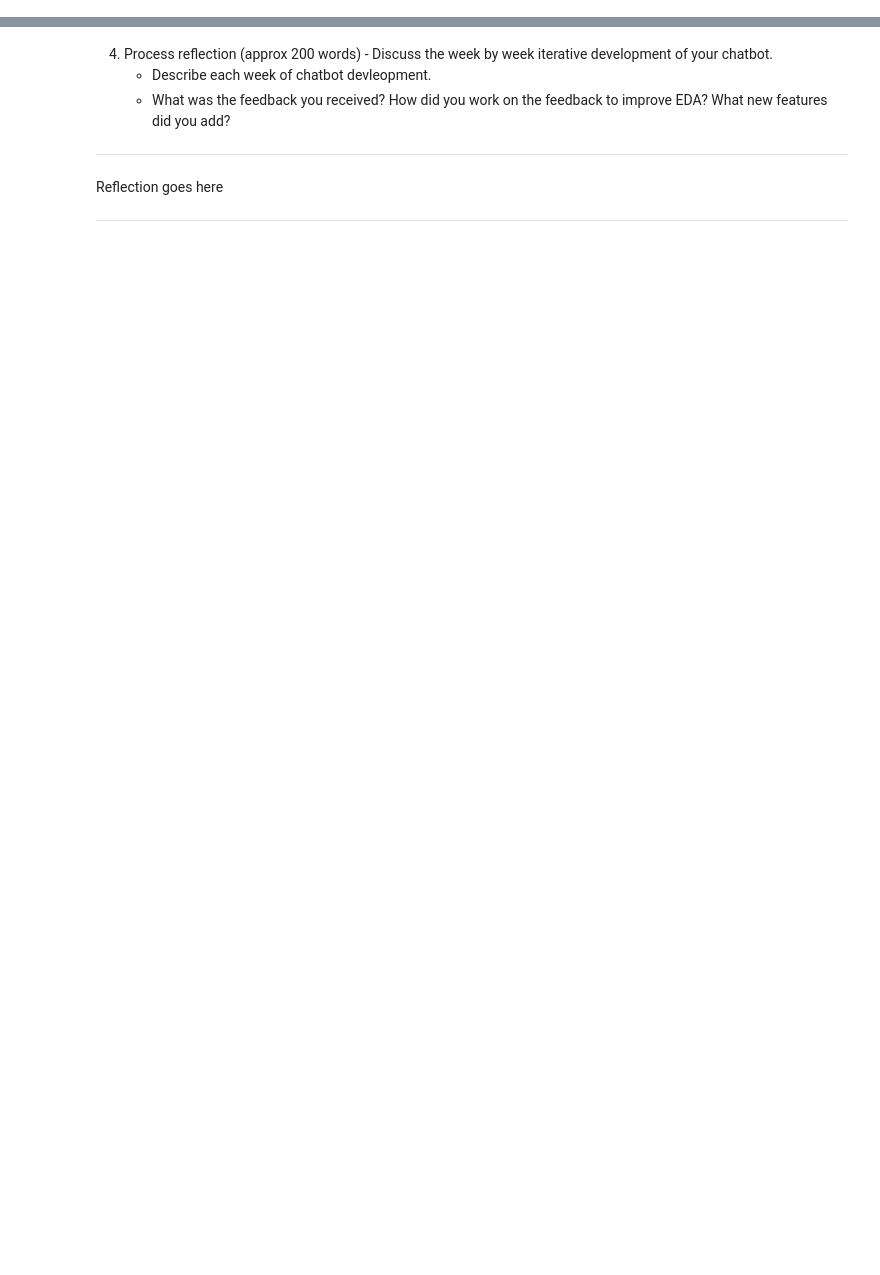
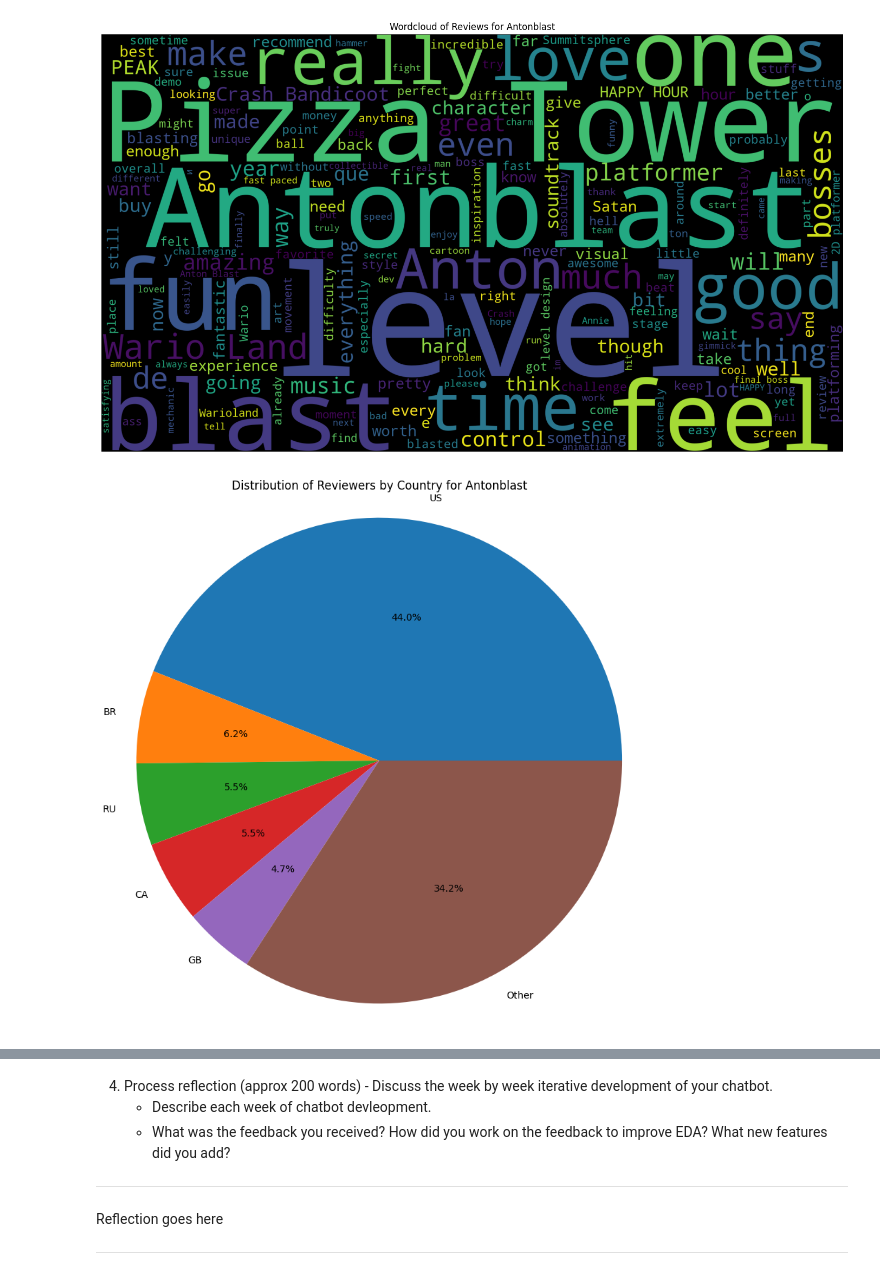
Before and after one commit to zombonline/DataProgrammingForAICoursework, a Jupyter notebook: EDA/EDA_template.ipynb, the cells around one changed output, grey strips where cells are left out. Cells and saved outputs as stored; diff of their text form; code cells hidden in the pictures; blank space fills up the shorter version.

Commit message:
report done, data for examples scraped.

```diff
--- a/EDA/EDA_template.ipynb
+++ b/EDA/EDA_template.ipynb
@@ -170,8 +219,71 @@ ValueError: invalid literal for int() with base 10: ''
 # %%
-df = pd.read_json(f'{app_id}.json')
-# print negative entries from the UK
-# print(df[(df['country'] == 'GB') & (df['positive rating'] == False)]['review'])
+import matplotlib.pyplot as plt
+from wordcloud import WordCloud
+import pandas as pd
 
-# print all entries from the UK that are not positive
-print(df[(df['country'] == 'GB') & (df['positive rating'] == False)])
+# This will generate a wordcloud for the reviews of 'Antonblast' (app_id = 1887400)
+# Load the data into a pandas dataframe
+df = pd.read_json("1887400.json")
+
+# Join all the reviews into a single string.
+word_string = ' '.join(df['review']).replace('game', '')
+
+# Run through a regex made up for frequently used words that don't add value to the wordcloud.
+pointless_words = r'\b(game|gameplay|played|play|playing|player|games)\b'
+word_string = re.sub(pointless_words, '', word_string, flags=re.IGNORECASE)
+
+# Generate the wordcloud and display it.
+wordcloud = WordCloud(width=1920, height=1080).generate(word_string)
+plt.imshow(wordcloud, interpolation='bilinear')
+plt.gcf().set_size_inches(20, 10)
+plt.axis('off')
+plt.title('Wordcloud of Reviews for Antonblast')
+plt.show()
+
+# This will generate a pie chart of the countries of the reviewers of
+# 'Antonblast' (app_id = 1887400) (with smaller values grouped as 'Other' and
+# any private profiles excluded)
+df = pd.read_json("1887400.json")
+df = df[df['country'] != 'Private']
+countries = df['country'].value_counts()
+countries = countries[countries > len(df)*0.03]
+countries['Other'] = len(df) - countries.sum()
+countries.plot.pie(autopct='%1.1f%%')
+plt.title('Distribution of Reviewers by Country for Antonblast')
+plt.ylabel('')
+plt.gcf().set_size_inches(10, 10)
+plt.axis('equal')
+plt.show()
+
+# This will generate a stacked bar graph comparing the number of positive reviews between 'Marvel Rivals'
+# (app_id = 2767030) and 'Overwatch 2' (app_id = 2357570)
+# Create a stacked bar graph comparing the number of positive and negative reviews between 'Marvel Rivals' and 'Overwatch 2'
+
+df_marvel = pd.read_json("2767030.json")
+df_overwatch = pd.read_json("2357570.json")
+
+pos_marvel = len(df_marvel[df_marvel['positive rating']])
+neg_marvel = len(df_marvel) - pos_marvel
+
+pos_marvel_pct = pos_marvel / len(df_marvel) * 100
+neg_marvel_pct = 100 - pos_marvel_pct
+
+pos_overwatch = len(df_overwatch[df_overwatch['positive rating']])
+neg_overwatch = len(df_overwatch) - pos_overwatch
+
+pos_overwatch_pct = pos_overwatch / len(df_overwatch) * 100
+neg_overwatch_pct = 100 - pos_overwatch_pct
+
+df_pos_neg = pd.DataFrame({
+    'Marvel Rivals \n(Based on ' + str(len(df_marvel)) + ' reviews)': [pos_marvel_pct, neg_marvel_pct],
+    'Overwatch 2 \n(Based on ' + str(len(df_overwatch)) + ' reviews)': [pos_overwatch_pct, neg_overwatch_pct]
+}, index=['Positive', 'Negative'])
+
+df_pos_neg.T.plot(kind='bar', stacked=True, color=['green', 'red'], rot=0)
+plt.title('Comparison of Positive and Negative Review Distribution for Marvel Rivals and Overwatch 2')
+plt.xlabel('Game')
+plt.ylabel('Percentage of Reviews')
+plt.legend(title='Review Type')
+plt.gcf().set_size_inches(10, 7)
+plt.show()
 # %% [output]
@@ -194,0 +290,2 @@ print(df[(df['country'] == 'GB') & (df['positive rating'] == False)])
+[figure, added]
+[figure, added]
```
Also changed, not shown: parts of 8 cells of this notebook, 4 other files.
